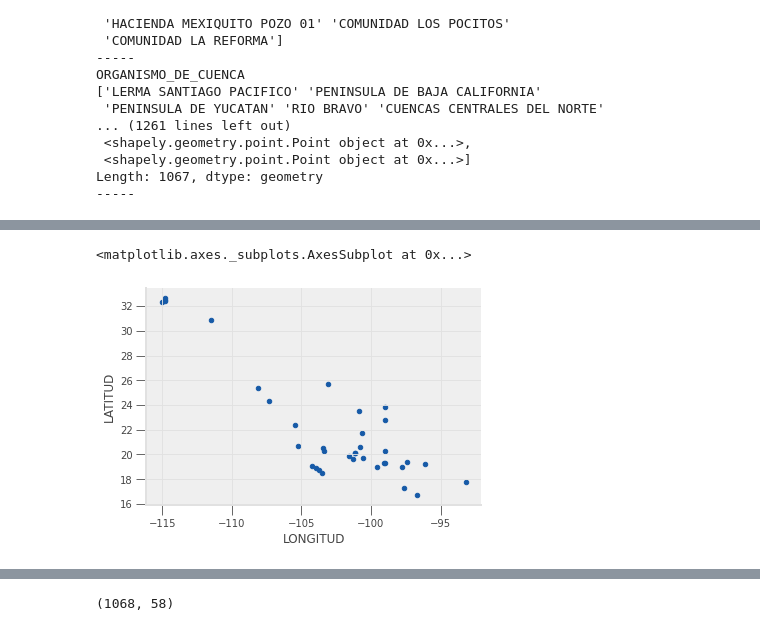
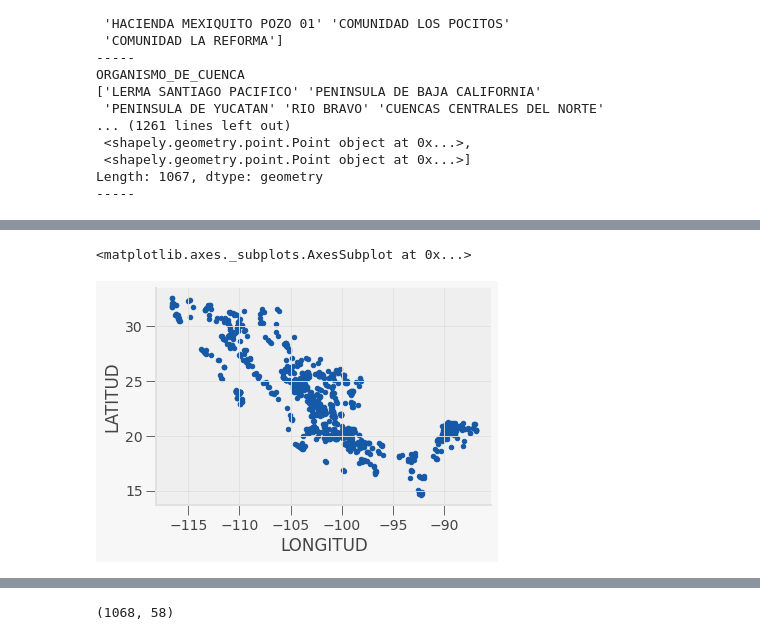
Before and after one commit to PosgradoMNA/actividades-del-projecto-equipo_56, a Jupyter notebook: Entrega_1_(16_11)_>_Limpieza,_análisis,_visualización_y_kmeans.ipynb, the cells around one changed output, grey strips where cells are left out. Drawn from its saved outputs; the diff is of its cells as text; code cells hidden in the pictures.

```diff
--- a/Entrega_1_(16_11)_>_Limpieza,_análisis,_visualización_y_kmeans.ipynb
+++ b/Entrega_1_(16_11)_>_Limpieza,_análisis,_visualización_y_kmeans.ipynb
@@ -271,6 +271,6 @@ TypeError: ignored
 # %%
 latlong_sin=newdf_sin[["LONGITUD","LATITUD"]]
-latlong_sin.plot.scatter( "LONGITUD","LATITUD")
+latlong_pot.plot.scatter( "LONGITUD","LATITUD")
 # %% [output]
 <matplotlib.axes._subplots.AxesSubplot at 0x...>
-[figure, old version]
+[figure, new version]
```
Also changed, not shown: parts of 36 cells of this notebook.
